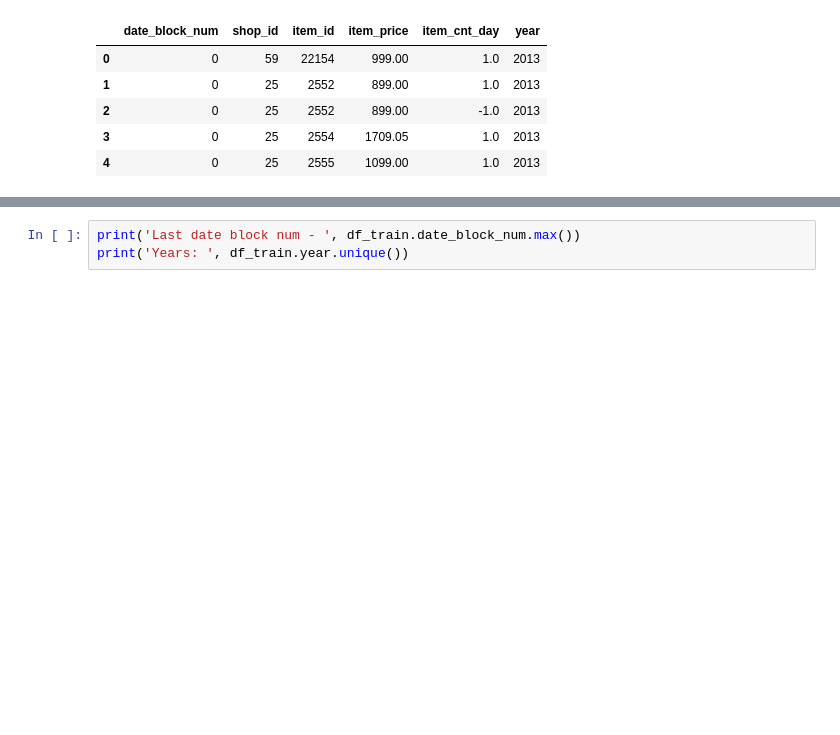
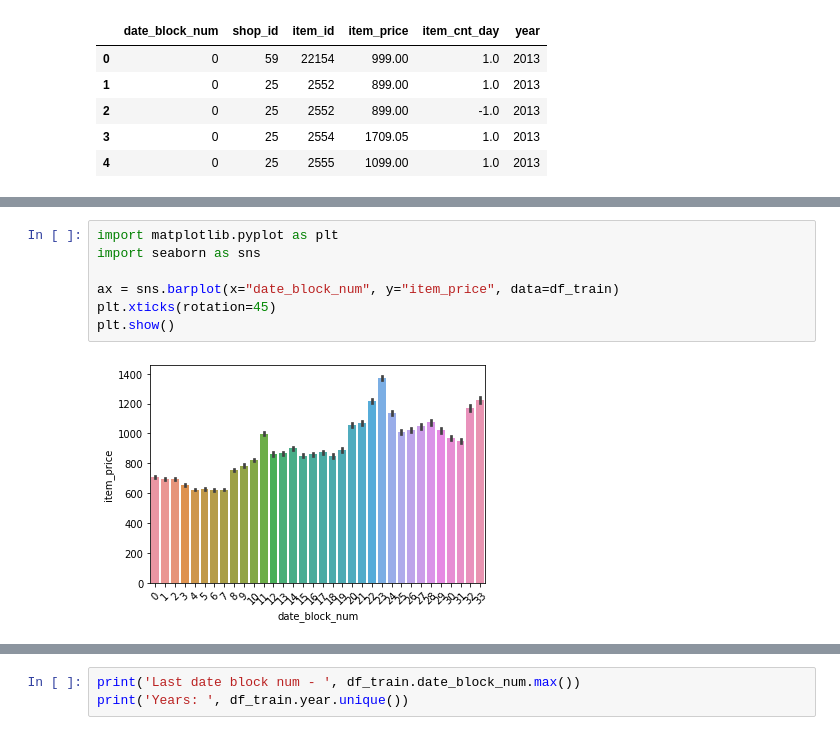
Before and after one commit to TayJen/HSE-Practice, a Jupyter notebook: HSE Final Project: Predict Future Sales.ipynb, the cells around one changed output, grey strips where cells are left out. Drawn from its saved outputs; the diff is of its cells as text; blank space fills up the shorter version.

```diff
--- a/HSE Final Project: Predict Future Sales.ipynb
+++ b/HSE Final Project: Predict Future Sales.ipynb
@@ -307,0 +365,9 @@ df_train.head()
+# %%
+import matplotlib.pyplot as plt
+import seaborn as sns
+
+ax = sns.barplot(x="date_block_num", y="item_price", data=df_train)
+plt.xticks(rotation=45)
+plt.show()
+# %% [output]
+[figure, added]
```
Also changed, not shown: parts of 25 cells of this notebook.
